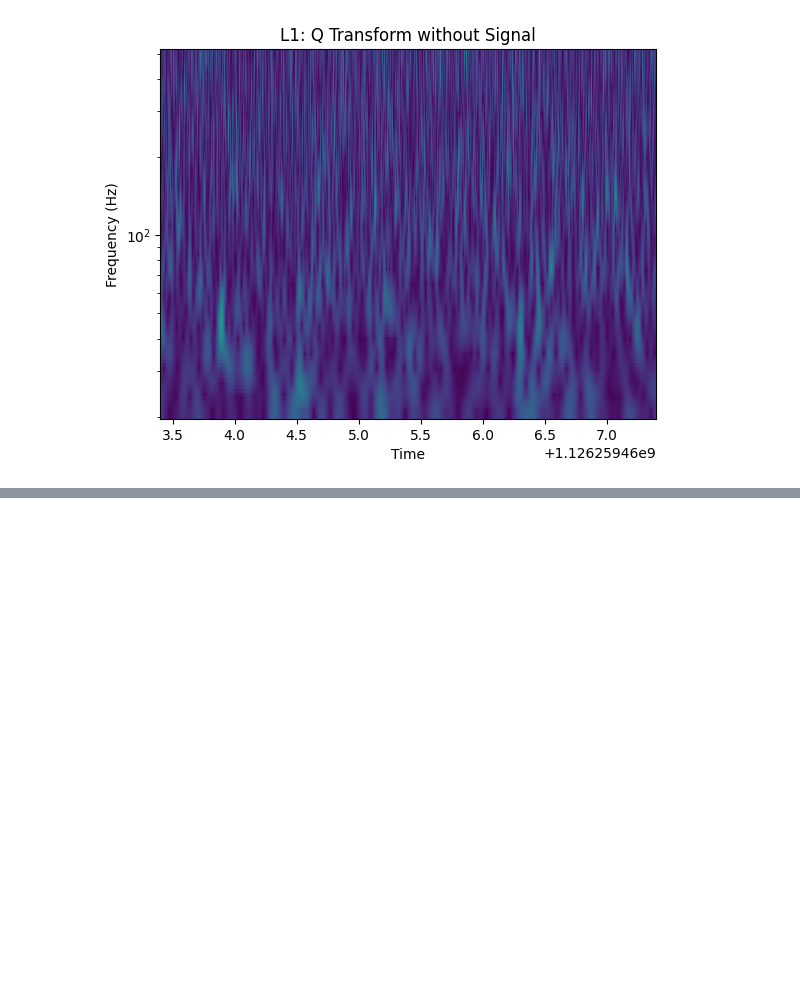
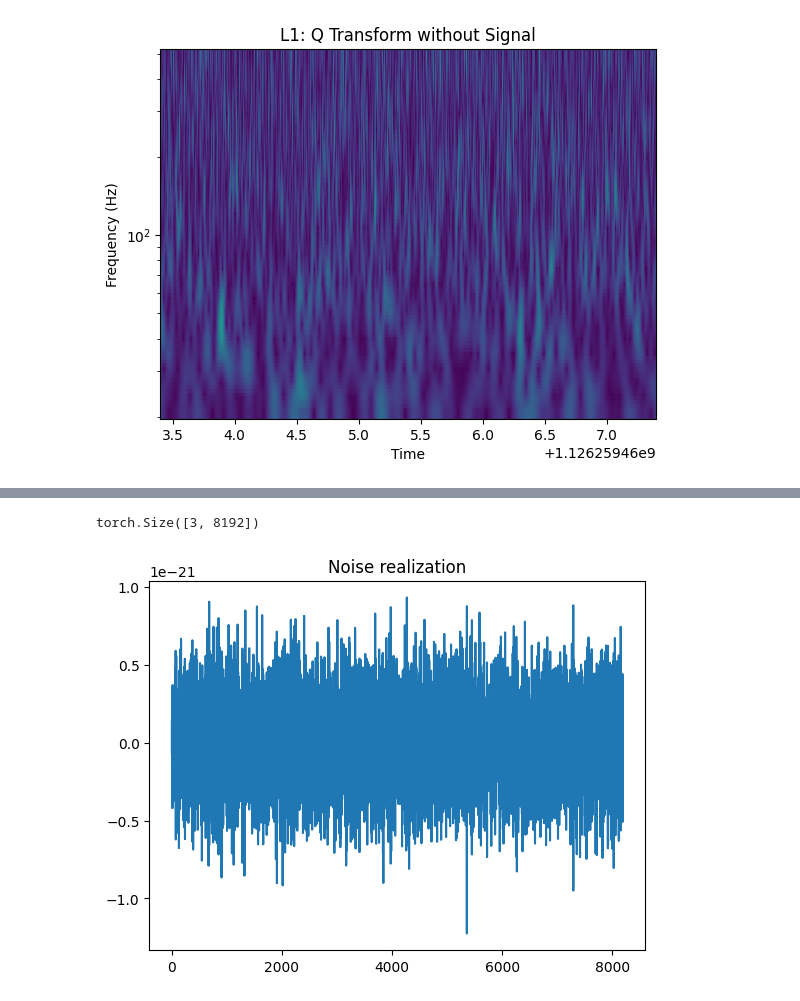
Before and after one commit to TeunB6/gravitational-waves, a Jupyter notebook: notebooks/gw_lib.ipynb, the cells around one changed output, grey strips where cells are left out. Saved outputs shown, nothing was run; the diff lists cells and outputs as text; code cells hidden in the pictures; blank space fills up the shorter version.

```diff
--- a/notebooks/gw_lib.ipynb
+++ b/notebooks/gw_lib.ipynb
@@ -105,0 +152,24 @@ plt.show()
+# %%
+from torch import Tensor
+from pycbc.noise import noise_from_psd
+from pycbc.psd.analytical import aLIGOZeroDetHighPower
+sample_duration = 2
+num_samples = 3
+flow = 30.0
+delta_f = 1.0 / 16
+flen = int(2048 / delta_f) + 1
+psd = aLIGOZeroDetHighPower(flen, delta_f, flow)
+
+delta_t = 1.0 / 4096
+tsamples = int(sample_duration * num_samples / delta_t)
+ts = noise_from_psd(tsamples, delta_t, psd) # one long string of noise
+
+ts =  Tensor(ts).reshape(num_samples, sample_duration * 4096)
+print(ts.shape)
+noise = ts[0]
+plt.title("Noise realization")
+plt.plot(noise)
+plt.show()
+# %% [output]
+torch.Size([3, 8192])
+[figure, added]
```
Also changed, not shown: parts of 3 cells of this notebook, 3 other files.
